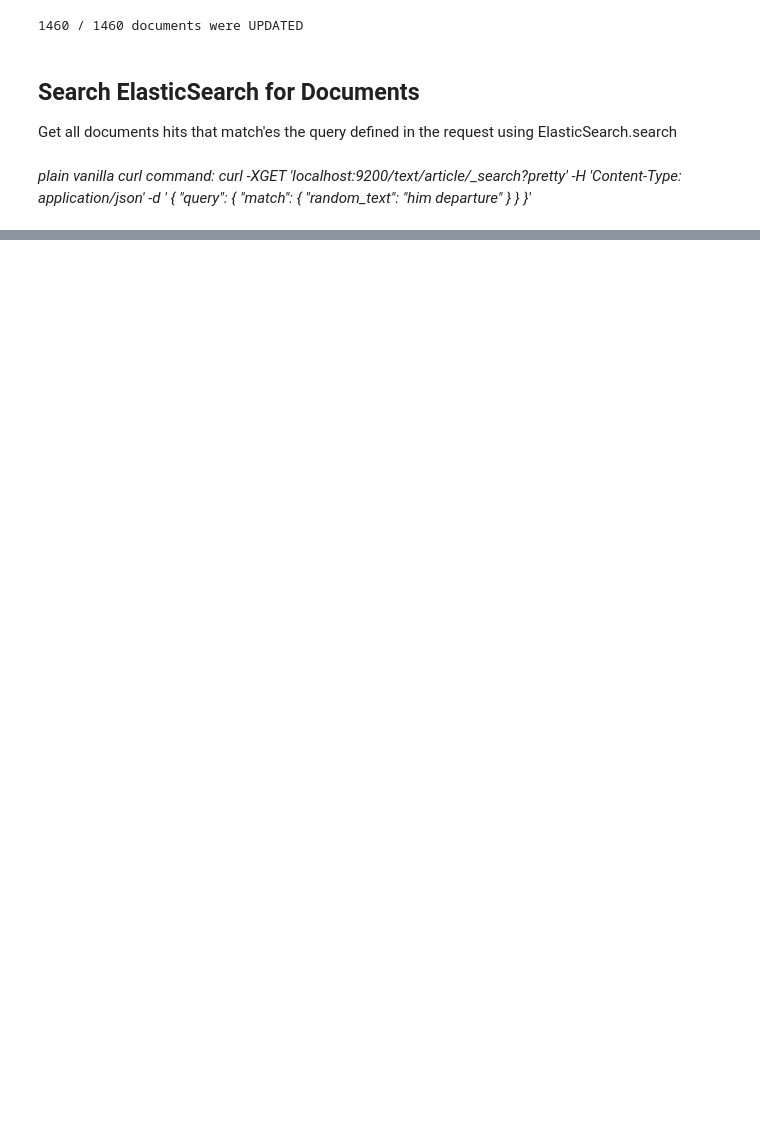
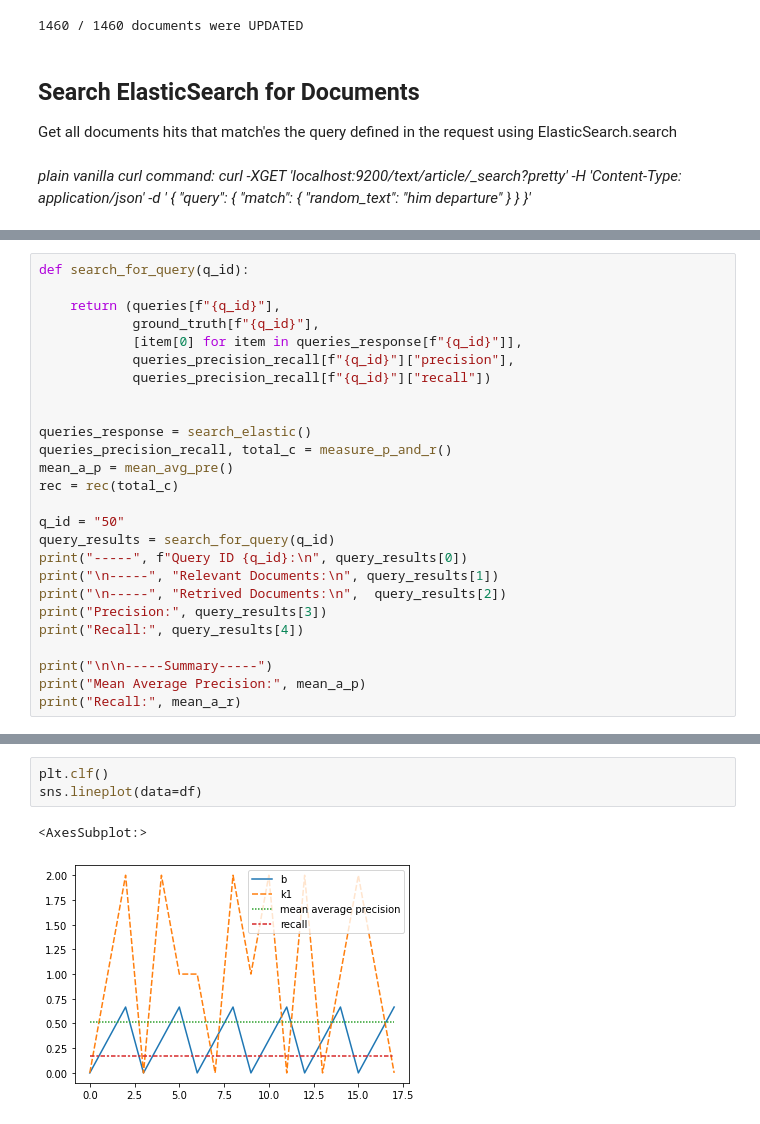
Before and after one commit to TheGuinz/NLP, a Jupyter notebook: elastic_search/es.ipynb, the cells around one changed output, grey strips where cells are left out. Cells and saved outputs as stored; diff of their text form; blank space fills up the shorter version.

```diff
--- a/elastic_search/es.ipynb
+++ b/elastic_search/es.ipynb
@@ -170,0 +186,26 @@ Average Recall: 0.10803571428571425
+# %%
+def search_for_query(q_id):
+
+    return (queries[f"{q_id}"],
+            ground_truth[f"{q_id}"],
+            [item[0] for item in queries_response[f"{q_id}"]],
+            queries_precision_recall[f"{q_id}"]["precision"],
+            queries_precision_recall[f"{q_id}"]["recall"])
+
+
+queries_response = search_elastic()
+queries_precision_recall, total_c = measure_p_and_r()
+mean_a_p = mean_avg_pre()
+rec = rec(total_c)
+
+q_id = "50"
+query_results = search_for_query(q_id)
+print("-----", f"Query ID {q_id}:\n", query_results[0])
+print("\n-----", "Relevant Documents:\n", query_results[1])
+print("\n-----", "Retrived Documents:\n",  query_results[2])
+print("Precision:", query_results[3])
+print("Recall:", query_results[4])
+
+print("\n\n-----Summary-----")
+print("Mean Average Precision:", mean_a_p)
+print("Recall:", mean_a_r)
@@ -170,0 +317,6 @@ Average Recall: 0.10803571428571425
+# %%
+plt.clf()
+sns.lineplot(data=df)
+# %% [output]
+<AxesSubplot:>
+[figure, added]
```
Also changed, not shown: parts of 17 cells of this notebook.
